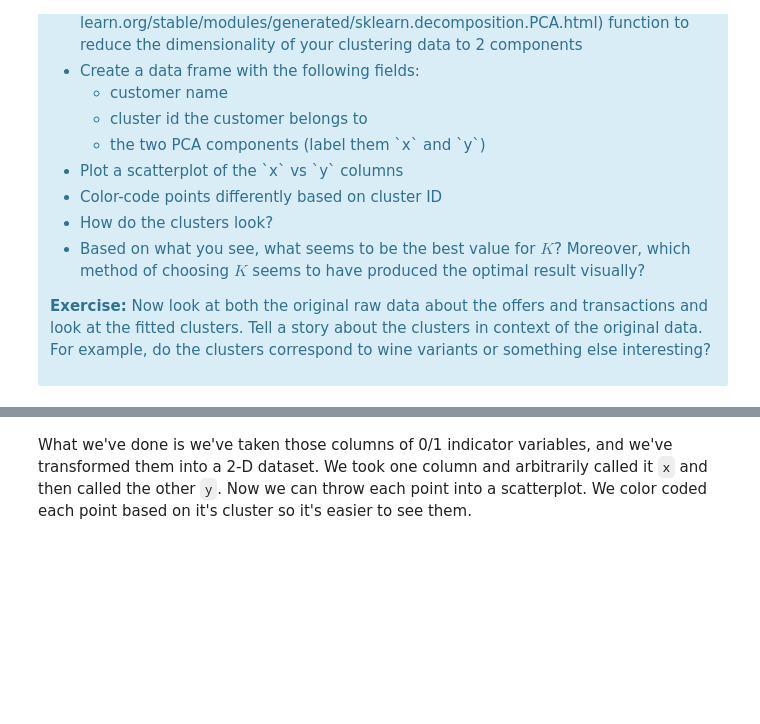
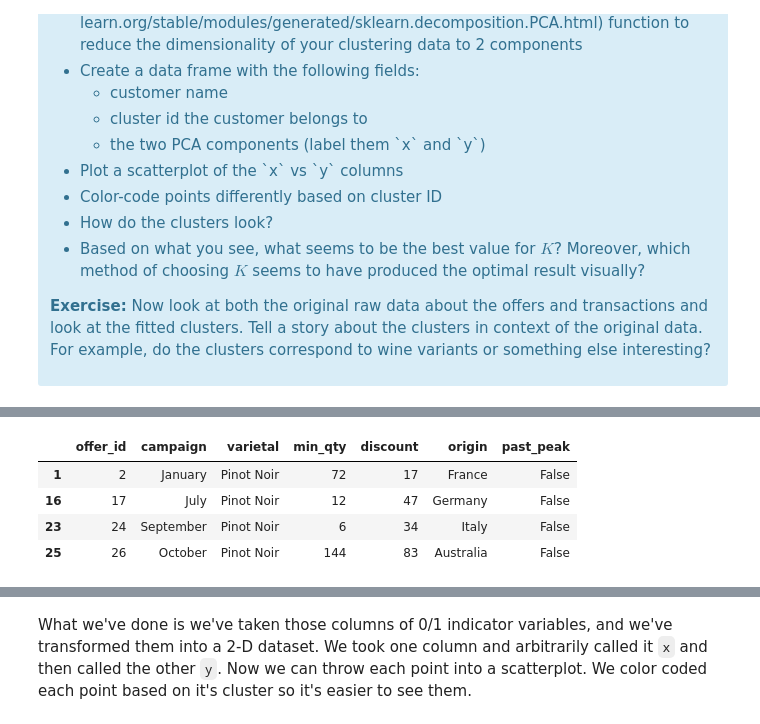
Before and after one commit to lakshv77/springboard, a Jupyter notebook: clustering/Mini_Project_Clustering.ipynb, the cells around one changed output, grey strips where cells are left out. Cells and saved outputs as stored; diff of their text form; code cells hidden in the pictures; blank space fills up the shorter version.

```diff
--- a/clustering/Mini_Project_Clustering.ipynb
+++ b/clustering/Mini_Project_Clustering.ipynb
@@ -339,0 +426,8 @@ This is only one use of PCA for dimension reduction. We can also use PCA when we
+# %%
+df_offers.loc[df_offers['offer_id'].isin([2,17,24,26])]
+# %% [output]
+|  | offer_id | campaign | varietal | min_qty | discount | origin | past_peak |
+| 1 | 2 | January | Pinot Noir | 72 | 17 | France | False |
+| 16 | 17 | July | Pinot Noir | 12 | 47 | Germany | False |
+| 23 | 24 | September | Pinot Noir | 6 | 34 | Italy | False |
+| 25 | 26 | October | Pinot Noir | 144 | 83 | Australia | False |
```
Also changed, not shown: parts of 18 cells of this notebook.
